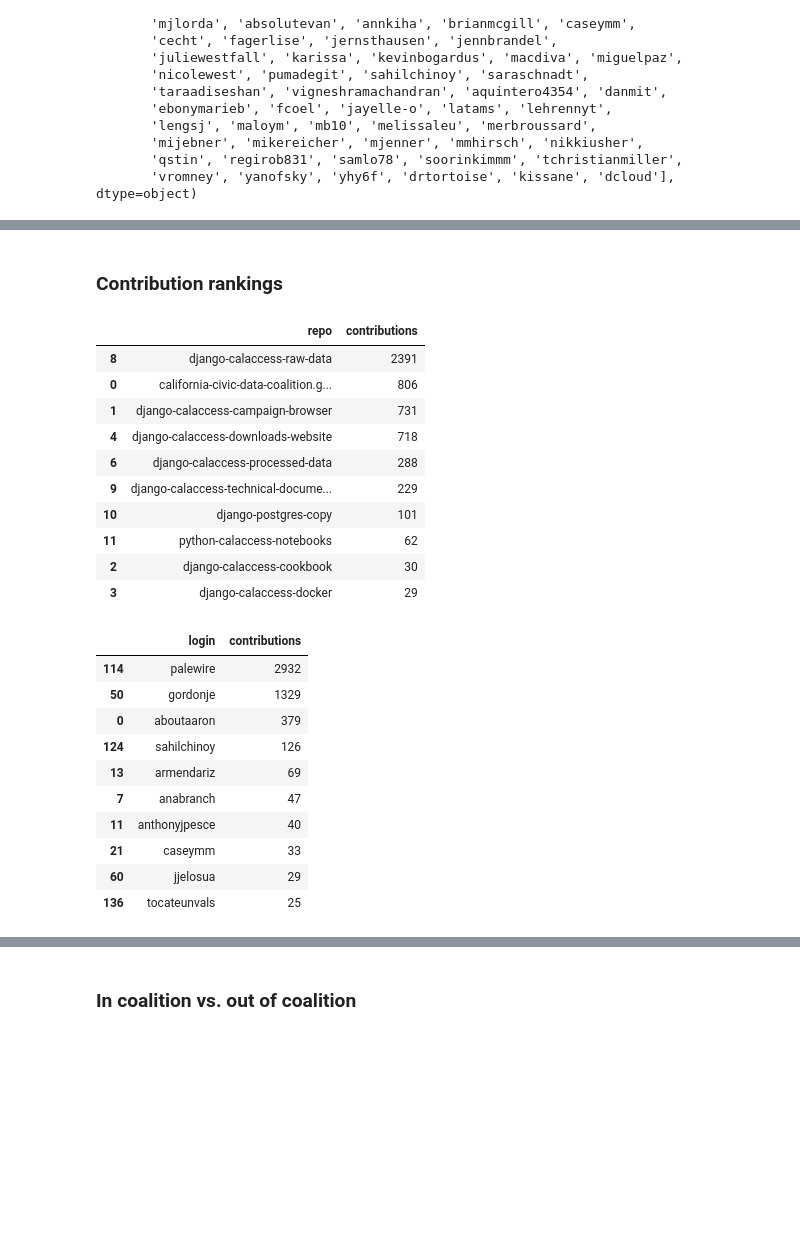
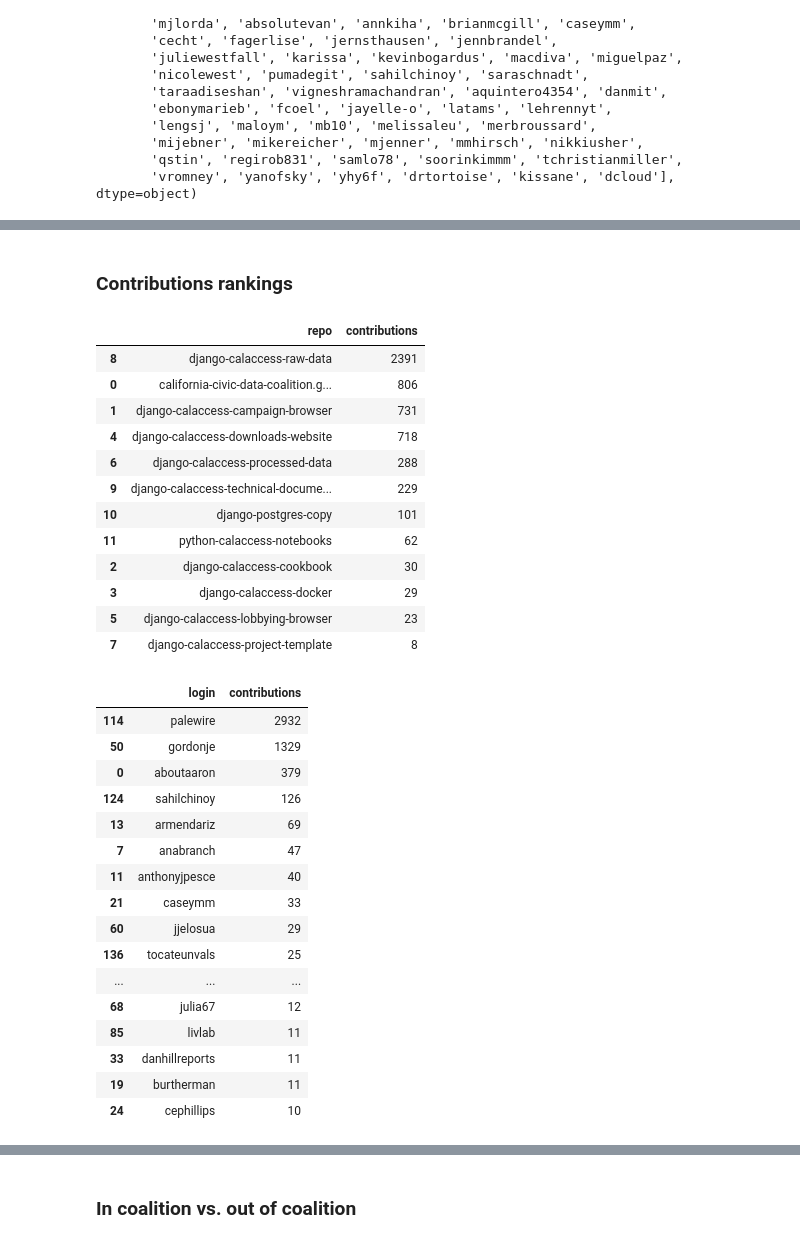
Before and after one commit to palewire/python-calaccess-notebooks, a Jupyter notebook: project-management/contributors.ipynb, the cells around one changed output, grey strips where cells are left out. Cells and saved outputs as stored; diff of their text form; code cells hidden in the pictures; blank space fills up the shorter version.

```diff
--- a/project-management/contributors.ipynb
+++ b/project-management/contributors.ipynb
@@ -7,3 +7,5 @@ This analysis is drawn from the open-source list of contributors compiled by Git
 # %%
 import pandas as pd
 import numpy as np
+# %%
+pd.options.display.max_rows = 5000
@@ -56,6 +60,17 @@ table.loc[table.location == 'Los Angeles', 'location'] = 'Los Angeles, CA'
 table.loc[table.location == 'Washington D.C.', 'location'] = 'Washington, DC'
 table.loc[table.location == 'Washington, D.C.', 'location'] = 'Washington, DC'
 table.loc[table.location == 'Chicago', 'location'] = 'Chicago, IL'
+# %%
+table.company = table.company.str.replace("The ", "")
+table.loc[table.company == 'Sunnmorsposten', 'company'] = 'Sunnmørsposten'
+table.loc[table.company == 'Wall Street Journal.', 'company'] = 'Wall Street Journal'
+table.loc[table.company == 'Northwestern University Knight Lab', 'company'] = 'Northwestern'
+table.loc[table.company == 'Investigative News Network', 'company'] = 'Institute for Nonprofit News'
+table.loc[table.company == 'Stanford', 'company'] = 'Stanford University'
+table.loc[table.company == 'Missouri School of Journalism', 'company'] = 'University of Missouri'
+table.loc[table.company == 'University of Iowa School of Journalism', 'company'] = 'University of Iowa'
+table.loc[table.company == 'Knight-Mozilla fellow 2015', 'company'] = 'Mozilla OpenNews'
+table.loc[table.company == 'Knight-Mozilla Fellow', 'company'] = 'Mozilla OpenNews'
 # %% [markdown]
 ### Identify gaps
 # %% [markdown]
@@ -134,12 +176,12 @@ array(['armendariz', 'anabranch', 'tocateunvals', 'burtherman',
 # %% [markdown]
-### Contribution rankings
+### Contributions rankings
 # %%
 def rank_by_contributions(table, field):
     grouped = table.groupby(field, as_index=False)
     summed = grouped.contributions.sum()
     return summed.sort_values("contributions", ascending=False)
 # %%
-rank_by_contributions(table, 'repo').head(10)
+rank_by_contributions(table, 'repo').head(20)
 # %% [output]
 |  | repo | contributions |
 | 8 | django-calaccess-raw-data | 2391 |
@@ -152,18 +194,26 @@ rank_by_contributions(table, 'repo').head(10)
 | 11 | python-calaccess-notebooks | 62 |
 | 2 | django-calaccess-cookbook | 30 |
 | 3 | django-calaccess-docker | 29 |
+| 5 | django-calaccess-lobbying-browser | 23 |
+| 7 | django-calaccess-project-template | 8 |
 # %%
-rank_by_contributions(table, 'login').head(10)
+rank_by_contributions(table, 'login').head(20)
 # %% [output]
 |  | login | contributions |
 | 114 | palewire | 2932 |
 | 50 | gordonje | 1329 |
 | 0 | aboutaaron | 379 |
 | 124 | sahilchinoy | 126 |
 | 13 | armendariz | 69 |
 | 7 | anabranch | 47 |
 | 11 | anthonyjpesce | 40 |
 | 21 | caseymm | 33 |
 | 60 | jjelosua | 29 |
 | 136 | tocateunvals | 25 |
+| ... | ... | ... |
+| 68 | julia67 | 12 |
+| 85 | livlab | 11 |
+| 33 | danhillreports | 11 |
+| 19 | burtherman | 11 |
+| 24 | cephillips | 10 |
 # %%
```
Also changed, not shown: parts of 15 cells of this notebook, 1 other file.
